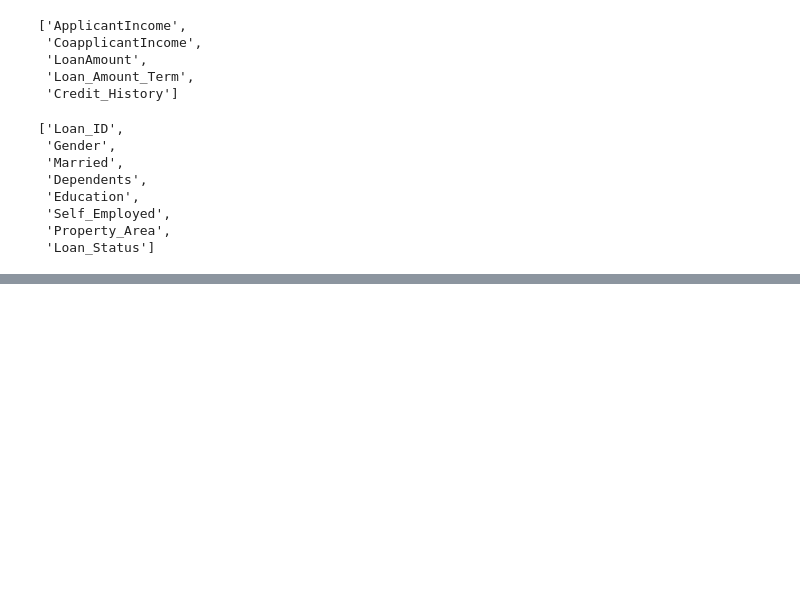
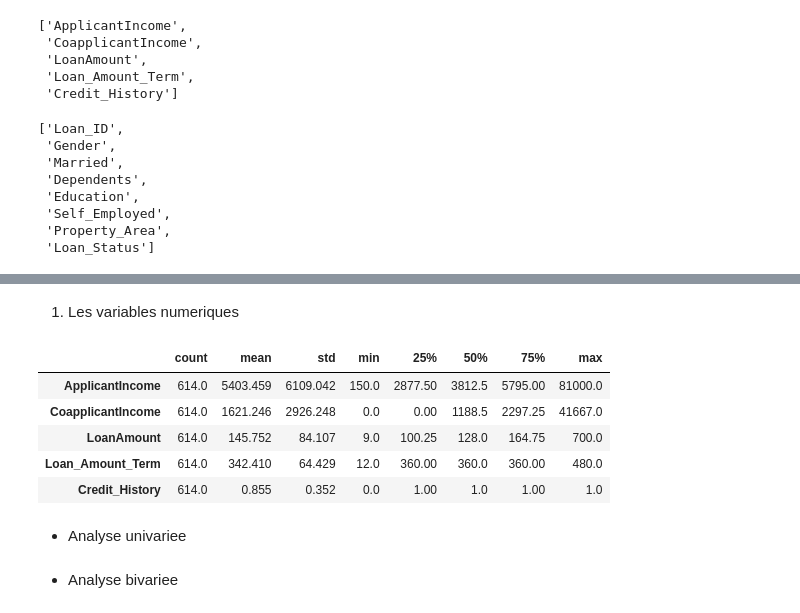
Before and after one commit to verlinfataki3-spec/Housing-loan-forecast, a Jupyter notebook: homeloan.ipynb, the cells around one changed output, grey strips where cells are left out. Saved outputs shown, nothing was run; the diff lists cells and outputs as text; code cells hidden in the pictures; blank space fills up the shorter version.

```diff
--- a/homeloan.ipynb
+++ b/homeloan.ipynb
@@ -174,0 +233,15 @@ df_cat
+# %% [markdown]
+1. Les variables numeriques
+# %%
+df[df_num].describe(include='all').transpose().round(3)
+# %% [output]
+|  | count | mean | std | min | 25% | 50% | 75% | max |
+| ApplicantIncome | 614.0 | 5403.459 | 6109.042 | 150.0 | 2877.50 | 3812.5 | 5795.00 | 81000.0 |
+| CoapplicantIncome | 614.0 | 1621.246 | 2926.248 | 0.0 | 0.00 | 1188.5 | 2297.25 | 41667.0 |
+| LoanAmount | 614.0 | 145.752 | 84.107 | 9.0 | 100.25 | 128.0 | 164.75 | 700.0 |
+| Loan_Amount_Term | 614.0 | 342.410 | 64.429 | 12.0 | 360.00 | 360.0 | 360.00 | 480.0 |
+| Credit_History | 614.0 | 0.855 | 0.352 | 0.0 | 1.00 | 1.0 | 1.00 | 1.0 |
+# %% [markdown]
+- Analyse univariee
+# %% [markdown]
+- Analyse bivariee
```
Also changed, not shown: parts of 13 cells of this notebook, 3 other files.
